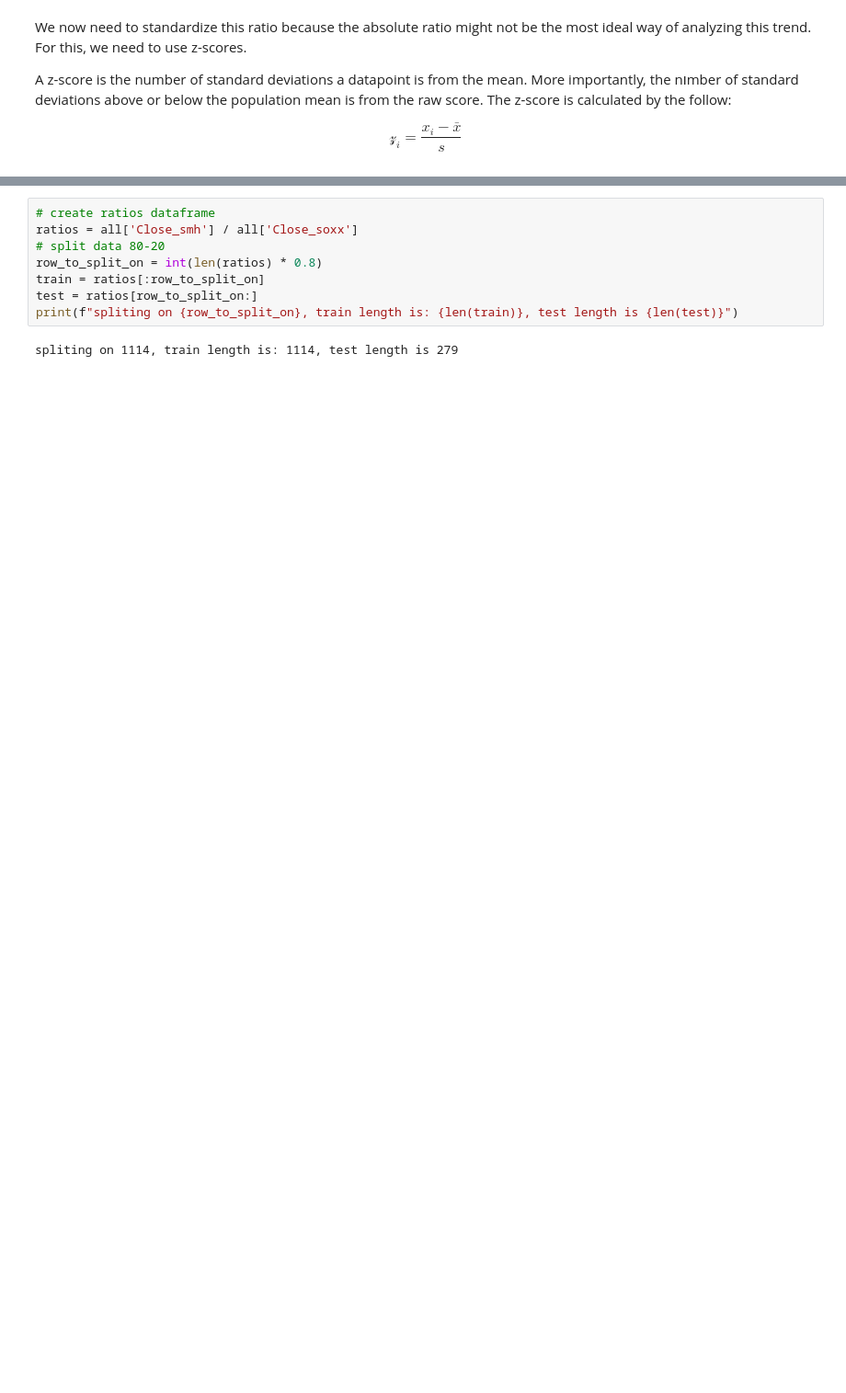
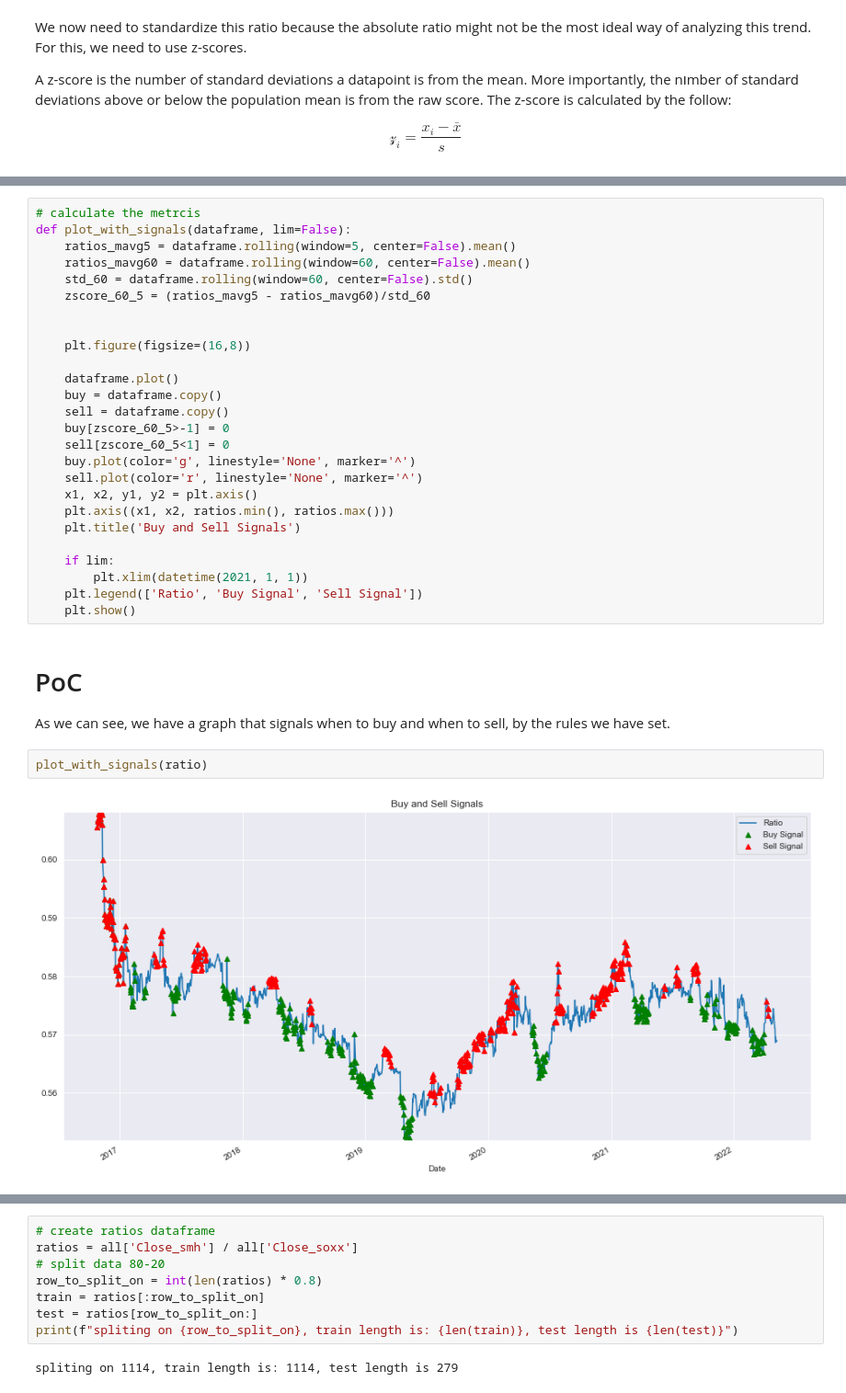
Before and after one commit to saharc576/pairs-trading, a Jupyter notebook: groups_trading.ipynb, the cells around one changed output, grey strips where cells are left out. Shown: that part at 92% size. Saved outputs shown, nothing was run; the diff lists cells and outputs as text; blank space fills up the shorter version.

```diff
--- a/groups_trading.ipynb
+++ b/groups_trading.ipynb
@@ -175,0 +224,33 @@ $$Y_{t} = sign(Ratio_{t+1}-Ratio_{t}) $$
+# %%
+# calculate the metrcis
+def plot_with_signals(dataframe, lim=False):
+    ratios_mavg5 = dataframe.rolling(window=5, center=False).mean()
+    ratios_mavg60 = dataframe.rolling(window=60, center=False).mean()
+    std_60 = dataframe.rolling(window=60, center=False).std()
+    zscore_60_5 = (ratios_mavg5 - ratios_mavg60)/std_60
+
+
+    plt.figure(figsize=(16,8))
+
+    dataframe.plot()
+    buy = dataframe.copy()
+    sell = dataframe.copy()
+    buy[zscore_60_5>-1] = 0
+    sell[zscore_60_5<1] = 0
+    buy.plot(color='g', linestyle='None', marker='^')
+    sell.plot(color='r', linestyle='None', marker='^')
+    x1, x2, y1, y2 = plt.axis()
+    plt.axis((x1, x2, ratios.min(), ratios.max()))
+    plt.title('Buy and Sell Signals')
+
+    if lim:
+        plt.xlim(datetime(2021, 1, 1))
+    plt.legend(['Ratio', 'Buy Signal', 'Sell Signal'])
+    plt.show()
+# %% [markdown]
+# PoC
+As we can see, we have a graph that signals when to buy and when to sell, by the rules we have set.
+# %%
+plot_with_signals(ratio)
+# %% [output]
+[figure, added]
```
Also changed, not shown: parts of 39 cells of this notebook.
